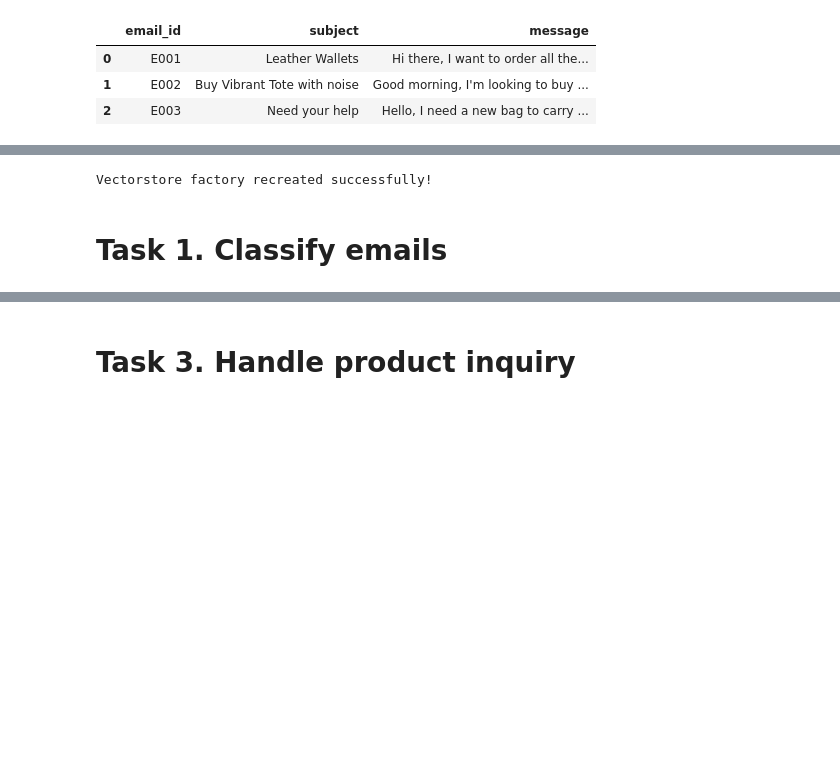
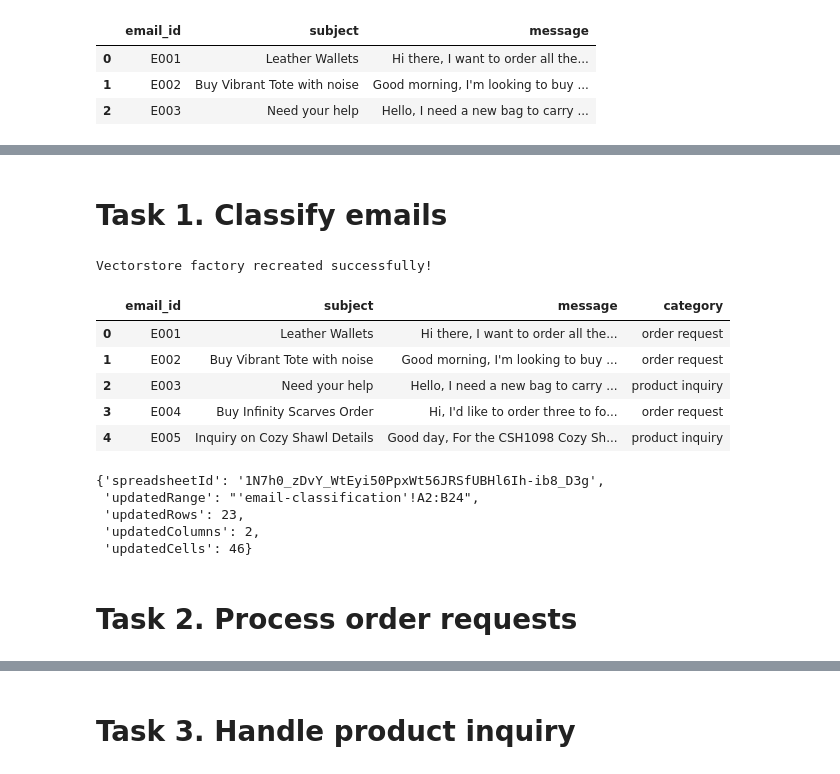
Before and after one commit to stefdworschak/ai-business-app, a Jupyter notebook: solve_business_problems_with_ai.ipynb, the cells around one changed output, grey strips where cells are left out. Drawn from its saved outputs; the diff is of its cells as text; code cells hidden in the pictures; blank space fills up the shorter version.

Commit message:
Adding classes into notebook and writing email classification to google spreadsheet

```diff
--- a/solve_business_problems_with_ai.ipynb
+++ b/solve_business_problems_with_ai.ipynb
@@ -101,7 +101,7 @@ Note: you may need to restart the kernel to use updated packages.
 try:
   from google.colab import userdata
   OPENAI_API_KEY = userdata.get('OPENAI_API_KEY')
-  OPENAI_BASE = userdata.get('OPENAI_BASE', 'https://47v4us7kyypinfb5lcligtc3x40ygqbs.lambda-url.us-east-1.on.aws/v1/')
+  OPENAI_BASE = userdata.get('OPENAI_BASE')
   PINECONE_API_KEY = userdata.get('PINECONE_API_KEY')
 except ImportError:
   import os
@@ -160,23 +405,56 @@ display(emails_df.head(3))
+# %% [markdown]
+# Task 1. Classify emails
 # %%
 # Recreate vectorstore factory to clear any cached parameters
 # This ensures we use the updated vectorstore.py without problematic parameters
-import importlib
 from pinecone import Pinecone
-import vectorstore
-
-# Reload the vectorstore module to get the latest changes
-importlib.reload(vectorstore)
 
 index_name = 'products'
-
 # Recreate the vectorstore factory with fresh instance
 pinecone = Pinecone(api_key=PINECONE_API_KEY)
-vectorstore_factory = vectorstore.VectorstoreFactory(pinecone=pinecone)
+vectorstore_factory = VectorstoreFactory(pinecone=pinecone)
 vectorstore = vectorstore_factory.get_vectorstore(index_name=index_name)
 
 print("Vectorstore factory recreated successfully!")
 # %% [output]
 Vectorstore factory recreated successfully!
+# %%
+client = OpenAI(
+    base_url=OPENAI_BASE,
+    api_key=OPENAI_API_KEY,
+)
+
+agent = BusinessAgent(client, vector_store=vectorstore)
+
+# Classify emails using structured output
+for idx, row in emails_df.iterrows():
+    # Get structured classification result
+    classification = agent.classify_email_structured(row['subject'], row['message'])
+
+    # Store the category in the dataframe
+    emails_df.loc[idx, 'category'] = classification.category
+
+emails_df.head()
+# %% [output]
+|  | email_id | subject | message | category |
+| 0 | E001 | Leather Wallets | Hi there, I want to order all the... | order request |
+| 1 | E002 | Buy Vibrant Tote with noise | Good morning, I'm looking to buy ... | order request |
+| 2 | E003 | Need your help | Hello, I need a new bag to carry ... | product inquiry |
+| 3 | E004 | Buy Infinity Scarves Order | Hi, I'd like to order three to fo... | order request |
+| 4 | E005 | Inquiry on Cozy Shawl Details | Good day, For the CSH1098 Cozy Sh... | product inquiry |
+# %%
+# Write orders to sheet
+classified_emails_output_df = emails_df[['email_id', 'category']]
+classified_emails_output = classified_emails_output_df.values.tolist()
+email_classification_sheet.update(classified_emails_output, f'A2:B{len(classified_emails_output)+1}')
+# %% [output]
+{'spreadsheetId': '1N7h0_zDvY_WtEyi50PpxWt56JRSfUBHl6Ih-ib8_D3g',
+ 'updatedRange': "'email-classification'!A2:B24",
+ 'updatedRows': 23,
+ 'updatedColumns': 2,
+ 'updatedCells': 46}
+# %% [markdown]
+# Task 2. Process order requests
 # %%
 # Creating documents from products DataFrame and store them in the vector store
 documents = []
@@ -243,2 +471,0 @@ print(f"Shareable link: https://docs.google.com/spreadsheets/d/{output_document.
-# %% [markdown]
-# Task 1. Classify emails
```
Also changed, not shown: parts of 11 cells of this notebook.
